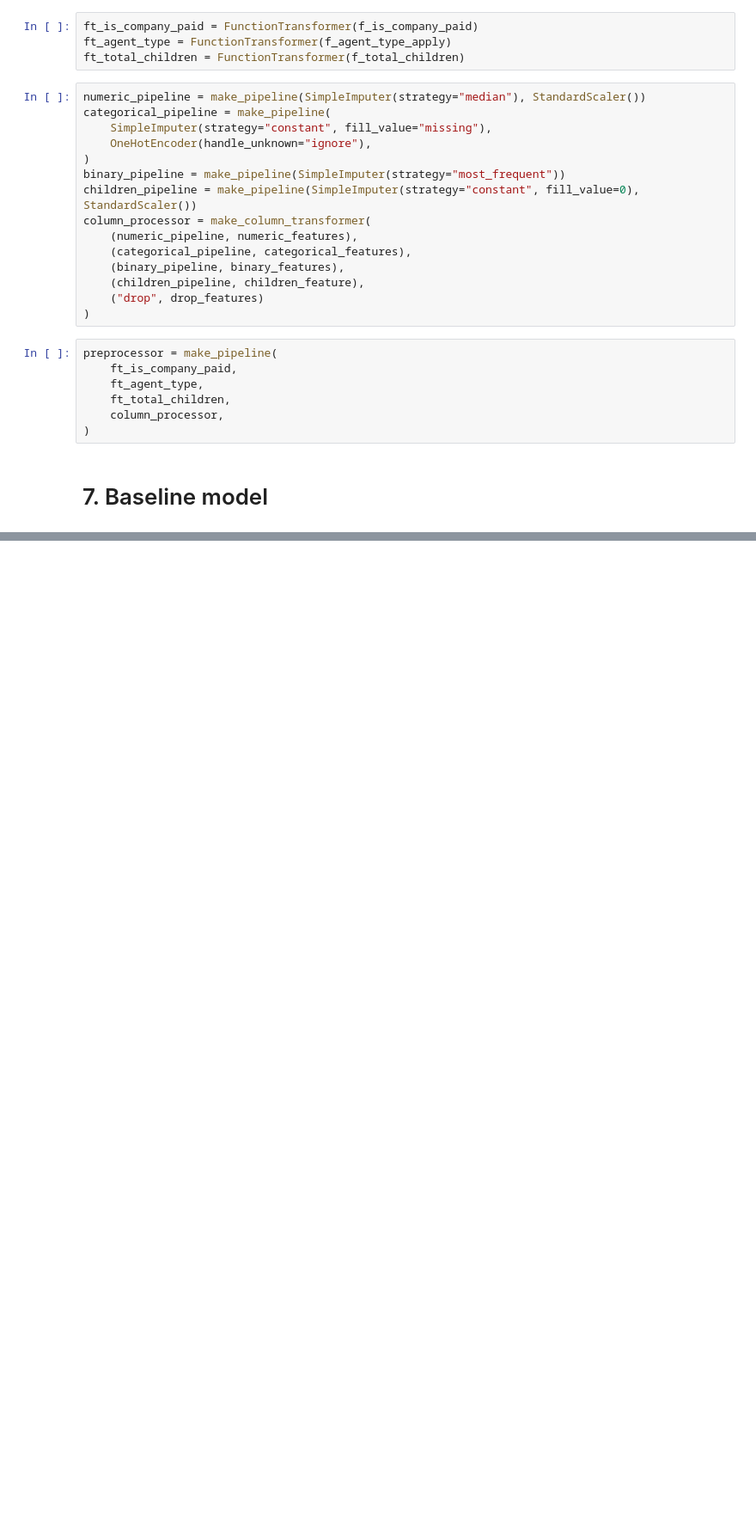
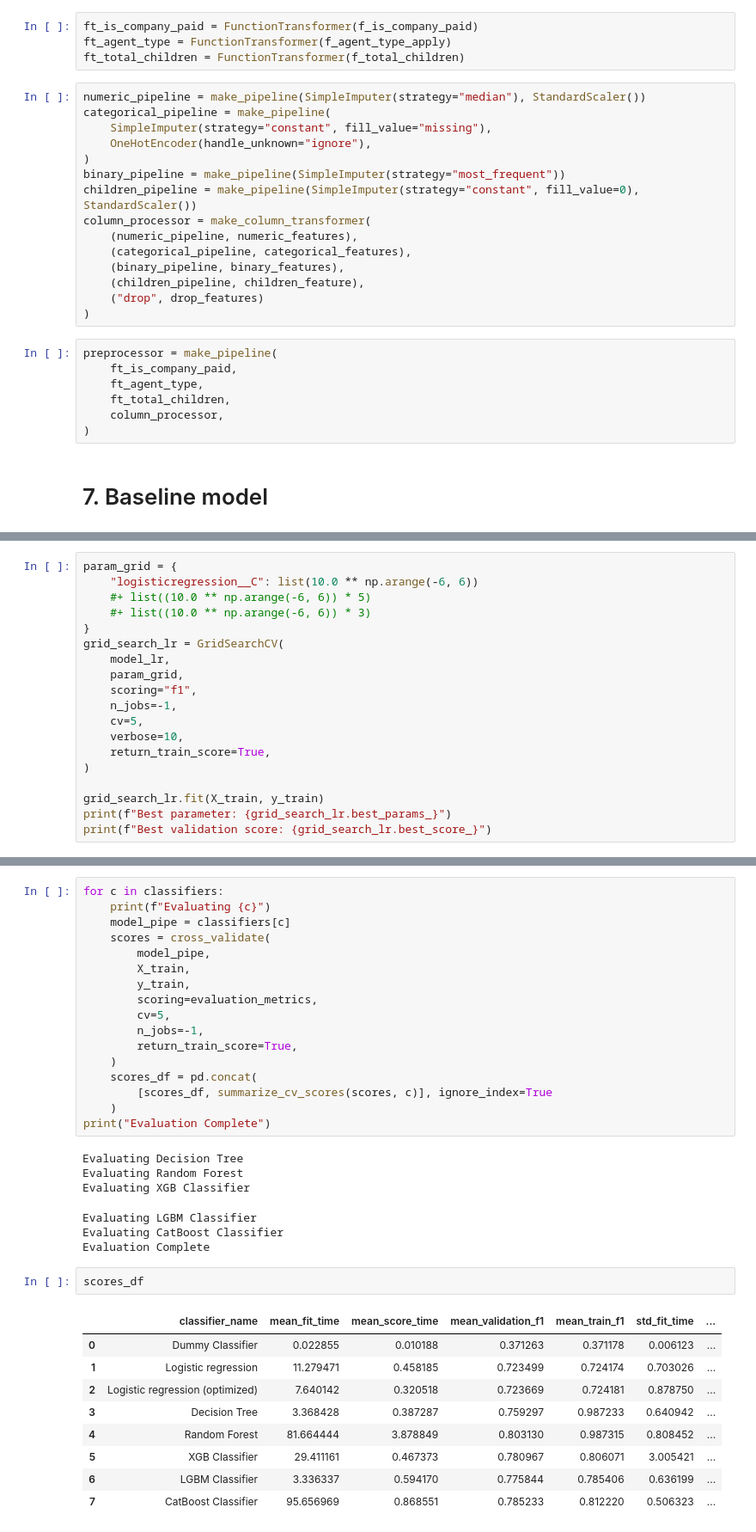
Before and after one commit to debanandasarkar/hotel_cancellation_prediction, a Jupyter notebook: Preliminary_analysis.ipynb, the cells around one changed output, grey strips where cells are left out. Shown at 86% size. Drawn from its saved outputs; the diff is of its cells as text; blank space fills up the shorter version.

```diff
--- a/Preliminary_analysis.ipynb
+++ b/Preliminary_analysis.ipynb
@@ -567,0 +727,19 @@ preprocessor = make_pipeline(
+# %%
+param_grid = {
+    "logisticregression__C": list(10.0 ** np.arange(-6, 6))
+    #+ list((10.0 ** np.arange(-6, 6)) * 5)
+    #+ list((10.0 ** np.arange(-6, 6)) * 3)
+}
+grid_search_lr = GridSearchCV(
+    model_lr,
+    param_grid,
+    scoring="f1",
+    n_jobs=-1,
+    cv=5,
+    verbose=10,
+    return_train_score=True,
+)
+
+grid_search_lr.fit(X_train, y_train)
+print(f"Best parameter: {grid_search_lr.best_params_}")
+print(f"Best validation score: {grid_search_lr.best_score_}")
@@ -570 +830,37 @@ preprocessor = make_pipeline(
+# %%
+for c in classifiers:
+    print(f"Evaluating {c}")
+    model_pipe = classifiers[c]
+    scores = cross_validate(
+        model_pipe,
+        X_train,
+        y_train,
+        scoring=evaluation_metrics,
+        cv=5,
+        n_jobs=-1,
+        return_train_score=True,
+    )
+    scores_df = pd.concat(
+        [scores_df, summarize_cv_scores(scores, c)], ignore_index=True
+    )
+print("Evaluation Complete")
+# %% [output]
+Evaluating Decision Tree
+Evaluating Random Forest
+Evaluating XGB Classifier
+Evaluating LGBM Classifier
+Evaluating CatBoost Classifier
+Evaluation Complete
+# %%
+scores_df
+# %% [output]
+|  | classifier_name | mean_fit_time | mean_score_time | mean_validation_f1 | mean_train_f1 | std_fit_time | ... |
+| 0 | Dummy Classifier | 0.022855 | 0.010188 | 0.371263 | 0.371178 | 0.006123 | ... |
+| 1 | Logistic regression | 11.279471 | 0.458185 | 0.723499 | 0.724174 | 0.703026 | ... |
+| 2 | Logistic regression (optimized) | 7.640142 | 0.320518 | 0.723669 | 0.724181 | 0.878750 | ... |
+| 3 | Decision Tree | 3.368428 | 0.387287 | 0.759297 | 0.987233 | 0.640942 | ... |
+| 4 | Random Forest | 81.664444 | 3.878849 | 0.803130 | 0.987315 | 0.808452 | ... |
+| 5 | XGB Classifier | 29.411161 | 0.467373 | 0.780967 | 0.806071 | 3.005421 | ... |
+| 6 | LGBM Classifier | 3.336337 | 0.594170 | 0.775844 | 0.785406 | 0.636199 | ... |
+| 7 | CatBoost Classifier | 95.656969 | 0.868551 | 0.785233 | 0.812220 | 0.506323 | ... |
 # %% [markdown]
```
Also changed, not shown: parts of 22 cells of this notebook.
